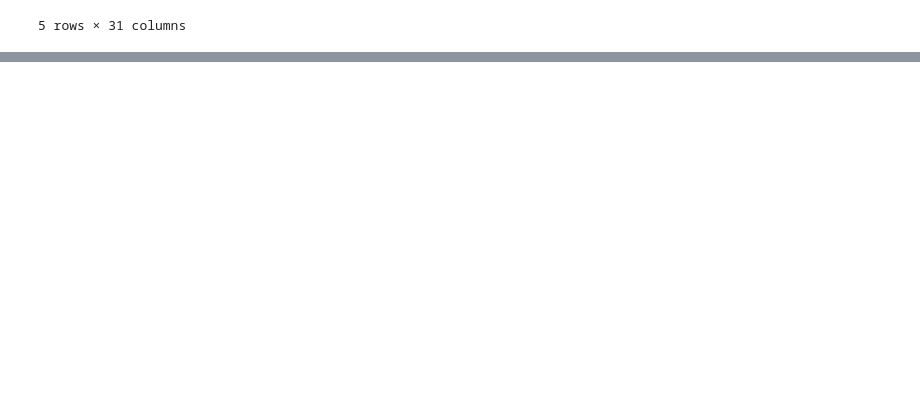
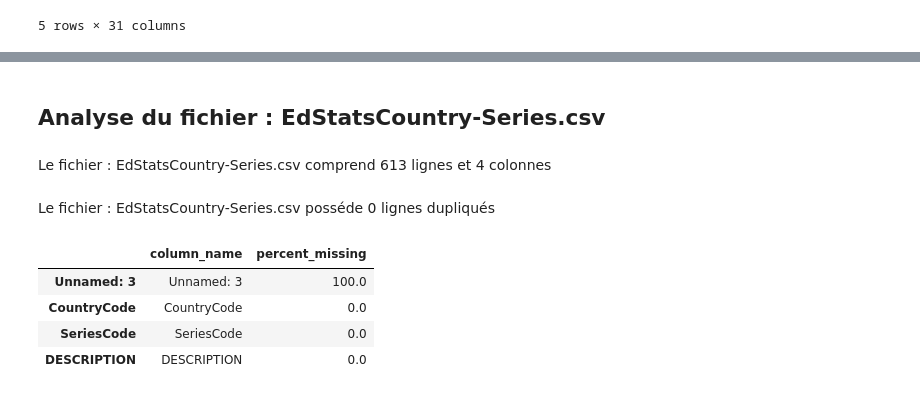
Before and after one commit to AlexisTrouwaert/OC_P02_DATA_ANALYSER_DONN-ES_SYSTEM_EDUCATIF, a Jupyter notebook: loadData.ipynb, the cells around one changed output, grey strips where cells are left out. Cells and saved outputs as stored; diff of their text form; code cells hidden in the pictures; blank space fills up the shorter version.

```diff
--- a/loadData.ipynb
+++ b/loadData.ipynb
@@ -212,0 +235,15 @@ Name: count, dtype: int64
+# %%
+display(Markdown(f"## Analyse du fichier : {dataframes[1]['name']}"))
+# %% [output]
+## Analyse du fichier : EdStatsCountry-Series.csv
+# %%
+rows, columns = dataframes[1]['data'].shape
+print(f"Rows: {rows}, Columns: {columns}")
+display(Markdown(f" Le fichier : {dataframes[1]['name']} comprend {rows} lignes et {columns} colonnes"))
+# %% [output]
+ Le fichier : EdStatsCountry-Series.csv comprend 613 lignes et 4 colonnes
+# %%
+duplicate_count = dataframes[1]['data'].duplicated().sum()
+display(Markdown(f" Le fichier : {dataframes[1]['name']} posséde {duplicate_count} lignes dupliqués"))
+# %% [output]
+ Le fichier : EdStatsCountry-Series.csv posséde 0 lignes dupliqués
@@ -212,0 +253,10 @@ Name: count, dtype: int64
+# %%
+percent_missing = dataframes[1]['data'].isnull().sum() * 100 / len(dataframes[1]['data'])
+missing_value = pd.DataFrame({'column_name' : dataframes[1]['data'].columns, 'percent_missing' : percent_missing}).sort_values(by='percent_missing', ascending=False)
+display(missing_value)
+# %% [output]
+|  | column_name | percent_missing |
+| Unnamed: 3 | Unnamed: 3 | 100.0 |
+| CountryCode | CountryCode | 0.0 |
+| SeriesCode | SeriesCode | 0.0 |
+| DESCRIPTION | DESCRIPTION | 0.0 |
```
Also changed, not shown: parts of 15 cells of this notebook, 1 other file.
